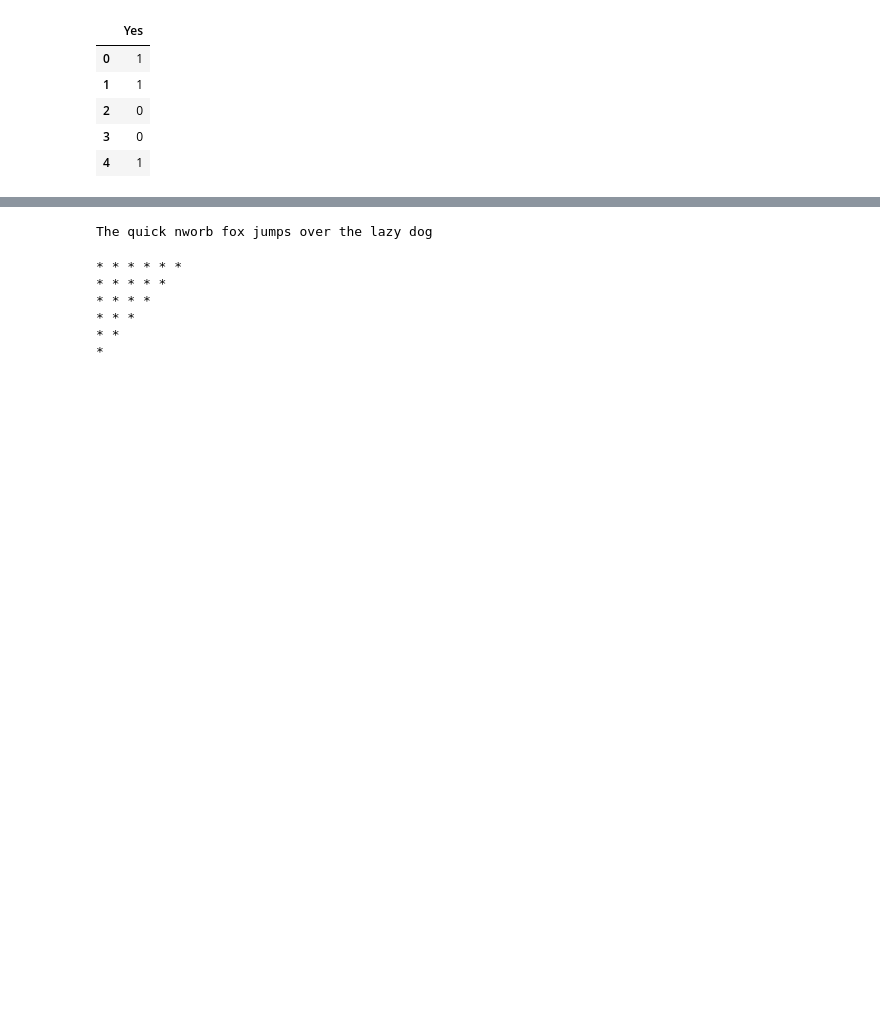
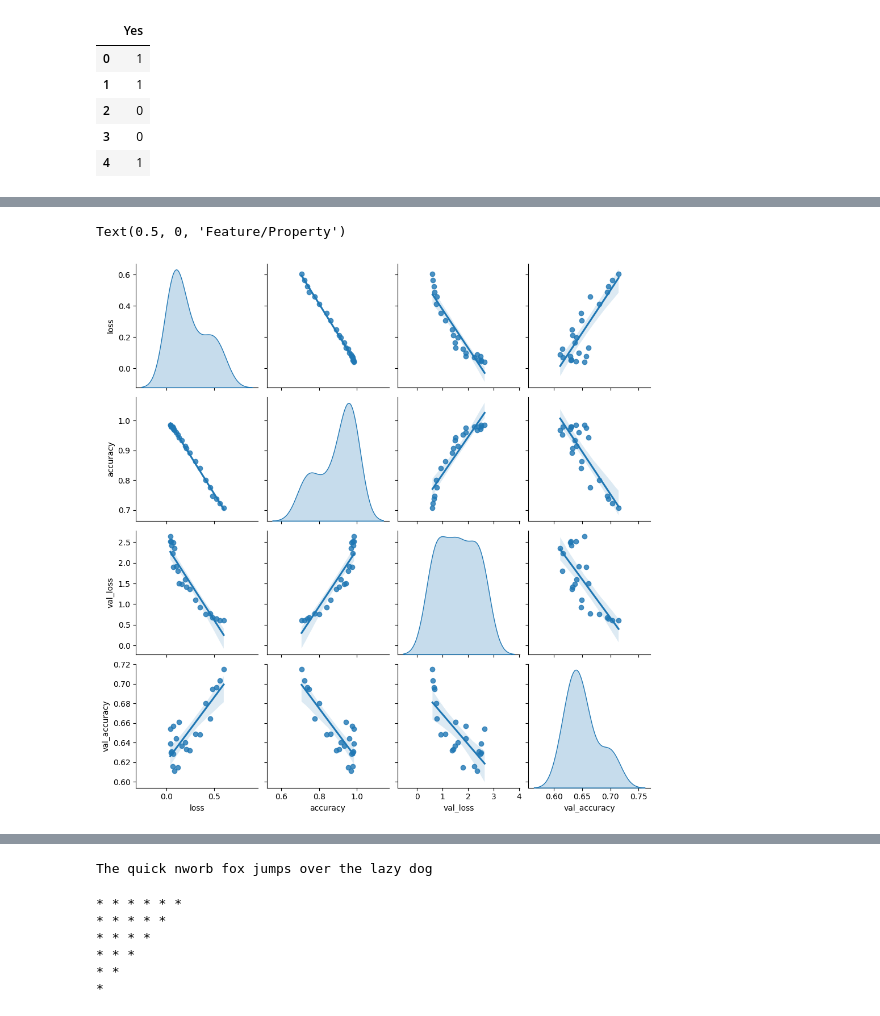
Before and after one commit to azizdafi/Practice-and-revision-material, a Jupyter notebook: Deep_learning.ipynb, the cells around one changed output, grey strips where cells are left out. Cells and saved outputs as stored; diff of their text form; code cells hidden in the pictures; blank space fills up the shorter version.

```diff
--- a/Deep_learning.ipynb
+++ b/Deep_learning.ipynb
@@ -248,0 +274,11 @@ Epoch 4: early stopping
+# %%
+sns.pairplot(hdf, diag_kind="kde", kind = 'reg')
+
+
+#setting labels to infer the plot
+# plt.title('Pair Plot')
+plt.ylabel('Feature/Property')
+plt.xlabel('Feature/Property')
+# %% [output]
+Text(0.5, 0, 'Feature/Property')
+[figure, added]
```
Also changed, not shown: parts of 20 cells of this notebook.
